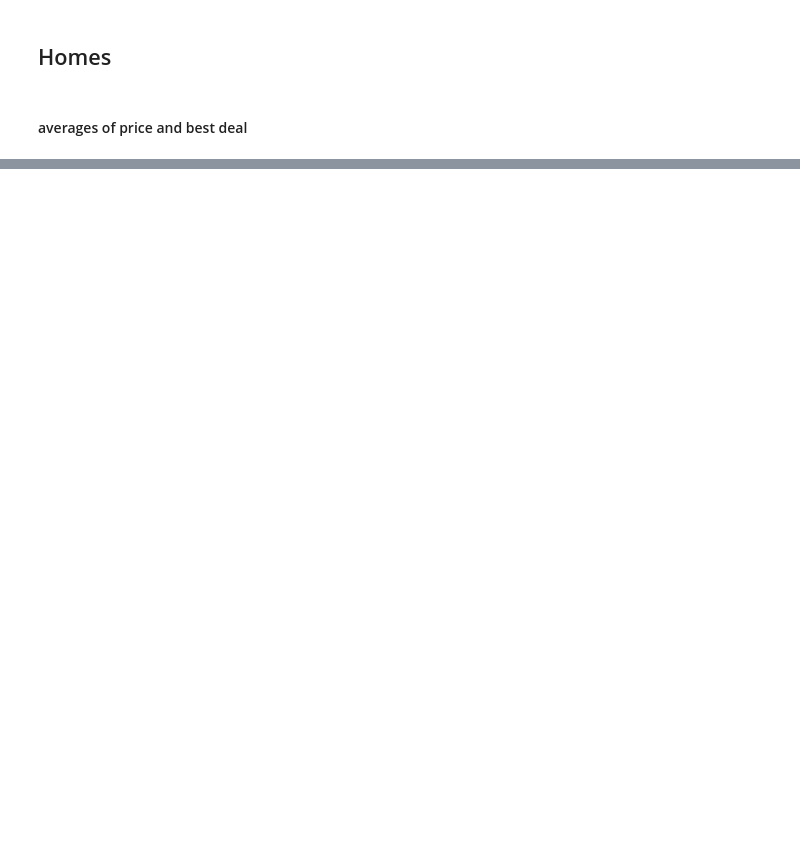
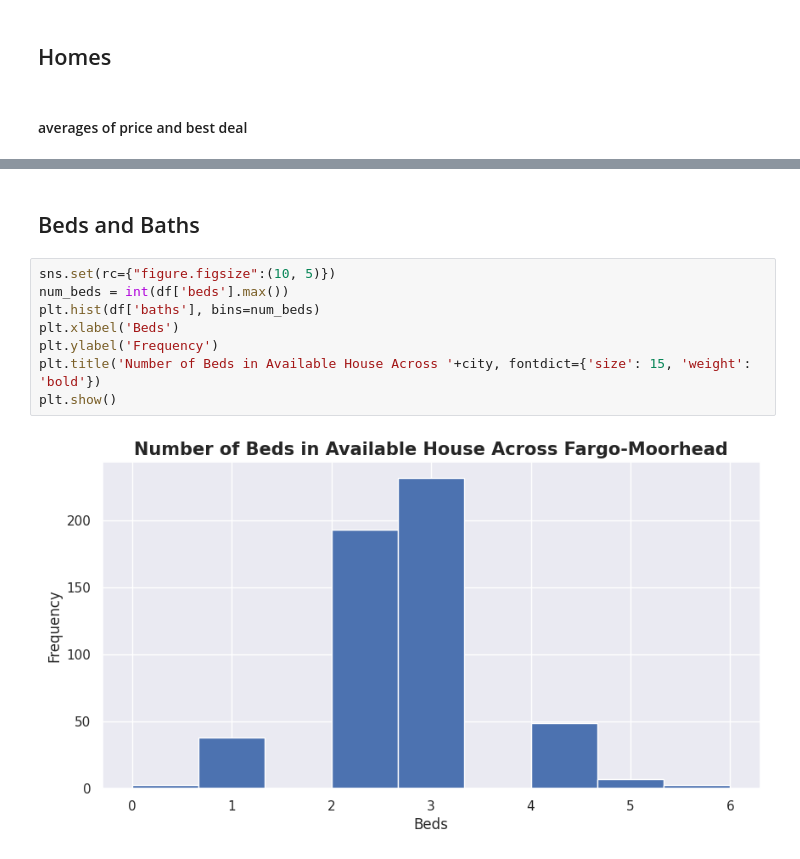
Before and after one commit to Dylanbbenson/Real_Estate_Data_Analysis, a Jupyter notebook: FM_Real_Estate_Analysis.ipynb, the cells around one changed output, grey strips where cells are left out. Saved outputs shown, nothing was run; the diff lists cells and outputs as text; blank space fills up the shorter version.

```diff
--- a/FM_Real_Estate_Analysis.ipynb
+++ b/FM_Real_Estate_Analysis.ipynb
@@ -323,0 +140,12 @@ plt.show()
+# %% [markdown]
+## Beds and Baths
+# %%
+sns.set(rc={"figure.figsize":(10, 5)})
+num_beds = int(df['beds'].max())
+plt.hist(df['baths'], bins=num_beds)
+plt.xlabel('Beds')
+plt.ylabel('Frequency')
+plt.title('Number of Beds in Available House Across '+city, fontdict={'size': 15, 'weight': 'bold'})
+plt.show()
+# %% [output]
+[figure, added]
```
Also changed, not shown: parts of 49 cells of this notebook, 1 other file.
